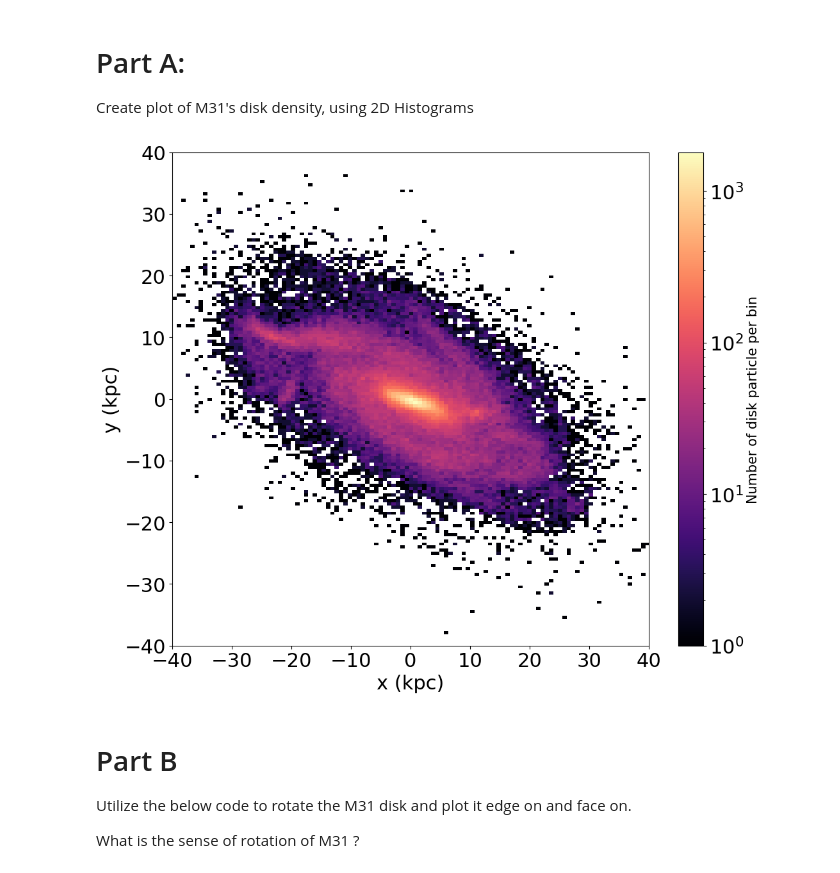
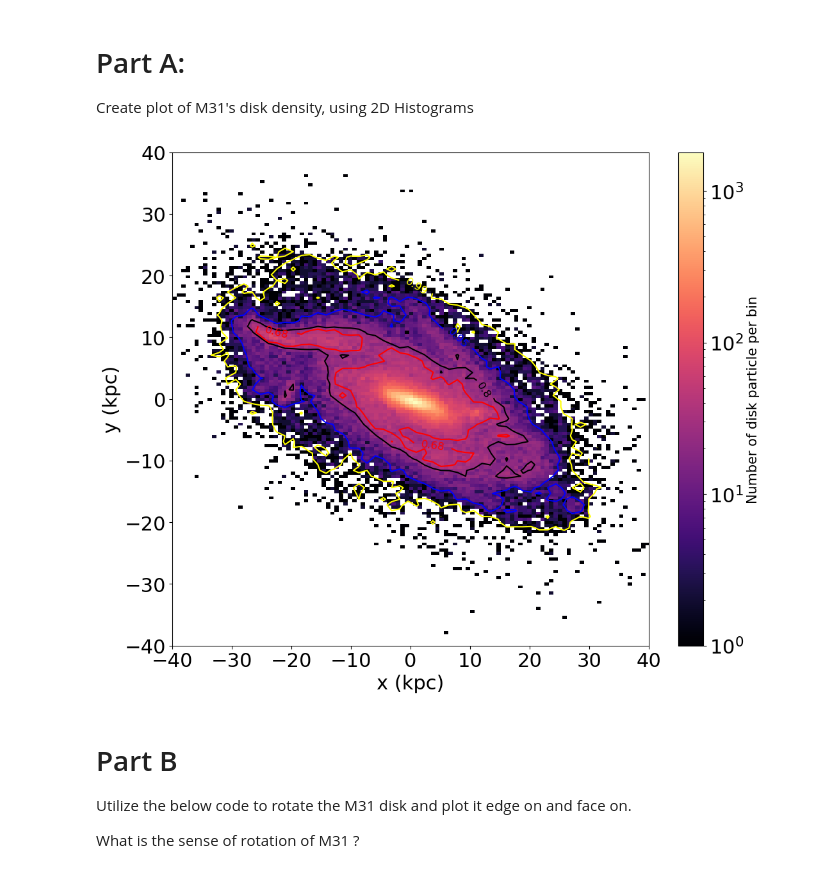
Before and after one commit to Ethan-Figureido/ASTR-400B, a Jupyter notebook: Labs/Lab7/Lab7.ipynb, the cells around one changed output. Saved outputs shown, nothing was run; the diff lists cells and outputs as text; code cells hidden in the pictures.

Commit message:
completed lab7 and included plots and relevant imports as well

```diff
--- a/Labs/Lab7/Lab7.ipynb
+++ b/Labs/Lab7/Lab7.ipynb
@@ -65,7 +65,7 @@ def density_contour(xdata, ydata, nbins_x, nbins_y, ax=None, **contour_kwargs):
 
     """
 
-    H, xedges, yedges = np.histogram2d(xdata, ydata, bins=(nbins_x,nbins_y), normed=True)
+    H, xedges, yedges = np.histogram2d(xdata, ydata, bins=(nbins_x,nbins_y), density=True)
     # NOTE : if you are using the latest version of python, in the above:
     # instead of normed=True, use density=True
 
@@ -83,16 +83,17 @@ def density_contour(xdata, ydata, nbins_x, nbins_y, ax=None, **contour_kwargs):
     # Contour Levels Definitions
     one_sigma = so.brentq(find_confidence_interval, 0., 1., args=(pdf, 0.68))
     two_sigma = so.brentq(find_confidence_interval, 0., 1., args=(pdf, 0.95))
-    three_sigma = so.brentq(find_confidence_interval, 0., 1., args=(pdf, 0.99))  #change the 0.99 to whatever yuo want it to be
+    three_sigma = so.brentq(find_confidence_interval, 0., 1., args=(pdf, 0.99))  #change the 0.99 to whatever you want it to be
+
 
     # You might need to add a few levels
-
+    onetwo_sigma = so.brentq(find_confidence_interval, 0., 1., args=(pdf, 0.80))
 
     # Array of Contour levels. Adjust according to the above
-    levels = [one_sigma, two_sigma, three_sigma][::-1]
+    levels = [one_sigma, onetwo_sigma, two_sigma, three_sigma][::-1]
 
     # contour level labels  Adjust accoding to the above.
-    strs = ['0.68','0.95', '0.99'][::-1]
+    strs = ['0.68','0.8', '0.95', '0.99'][::-1]
 
 
     ######
@@ -147,7 +148,7 @@ Create plot of M31's disk density, using 2D Histograms
 # 1) Make plots
 
 # M31 Disk Density
-fig, ax= plt.subplots(figsize=(12, 10))
+fig, ax = plt.subplots(figsize=(12, 10))
 
 # ADD HERE
 # plot the particle density for M31 using a 2D historgram
@@ -160,34 +161,35 @@ plt.hist2d(xD, yD, bins=150, norm=LogNorm(), cmap='magma')
 
 cbar = plt.colorbar()
 cbar.set_label("Number of disk particle per bin", fontsize=15)
 
 # ADD HERE
 # make the contour plot
 # x pos, y pos, contour res, contour res, axis, colors for contours.
 # remember to adjust this if there are other contours added
 # density_contour(pos1, pos2, res1, res2, ax=ax, colors=[])
+density_contour(xD, yD, 80, 80, ax=ax, colors=['yellow', 'blue', 'black', 'red'])
 
 
 
 # Add axis labels
 plt.xlabel('x (kpc)', fontsize=22)
 plt.ylabel('y (kpc)', fontsize=22)
 
 #set axis limits
 plt.ylim(-40,40)
 plt.xlim(-40,40)
 
 #adjust tick label font size
 label_size = 22
 matplotlib.rcParams['xtick.labelsize'] = label_size
 matplotlib.rcParams['ytick.labelsize'] = label_size
 
 
 
 # Save to a file
 plt.savefig('Lab7_M31Disk.png')
 # %% [output]
-[figure, old version]
+[figure, new version]
 # %% [markdown]
 # Part B
 
```
Also changed, not shown: parts of 10 cells of this notebook, 10 other files.
